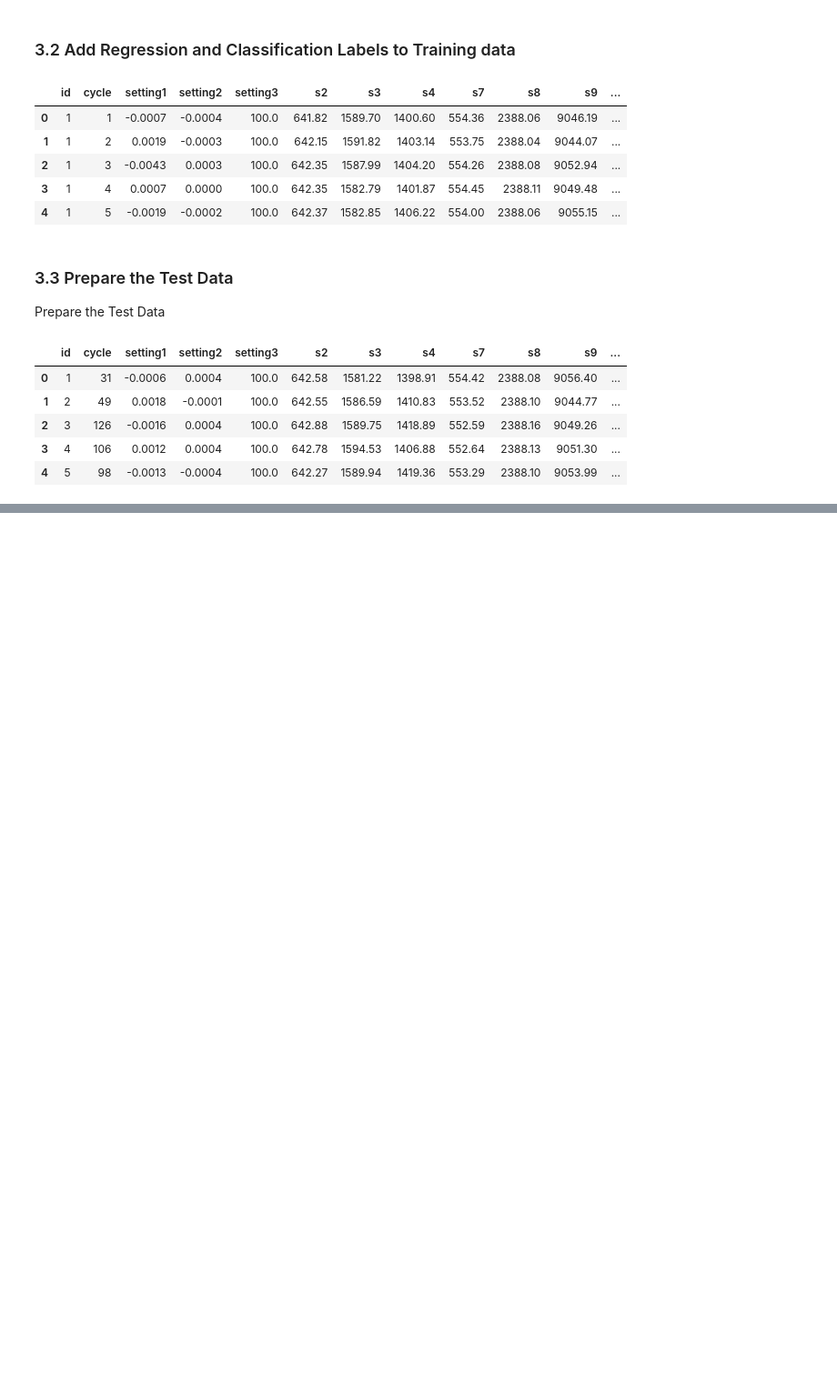
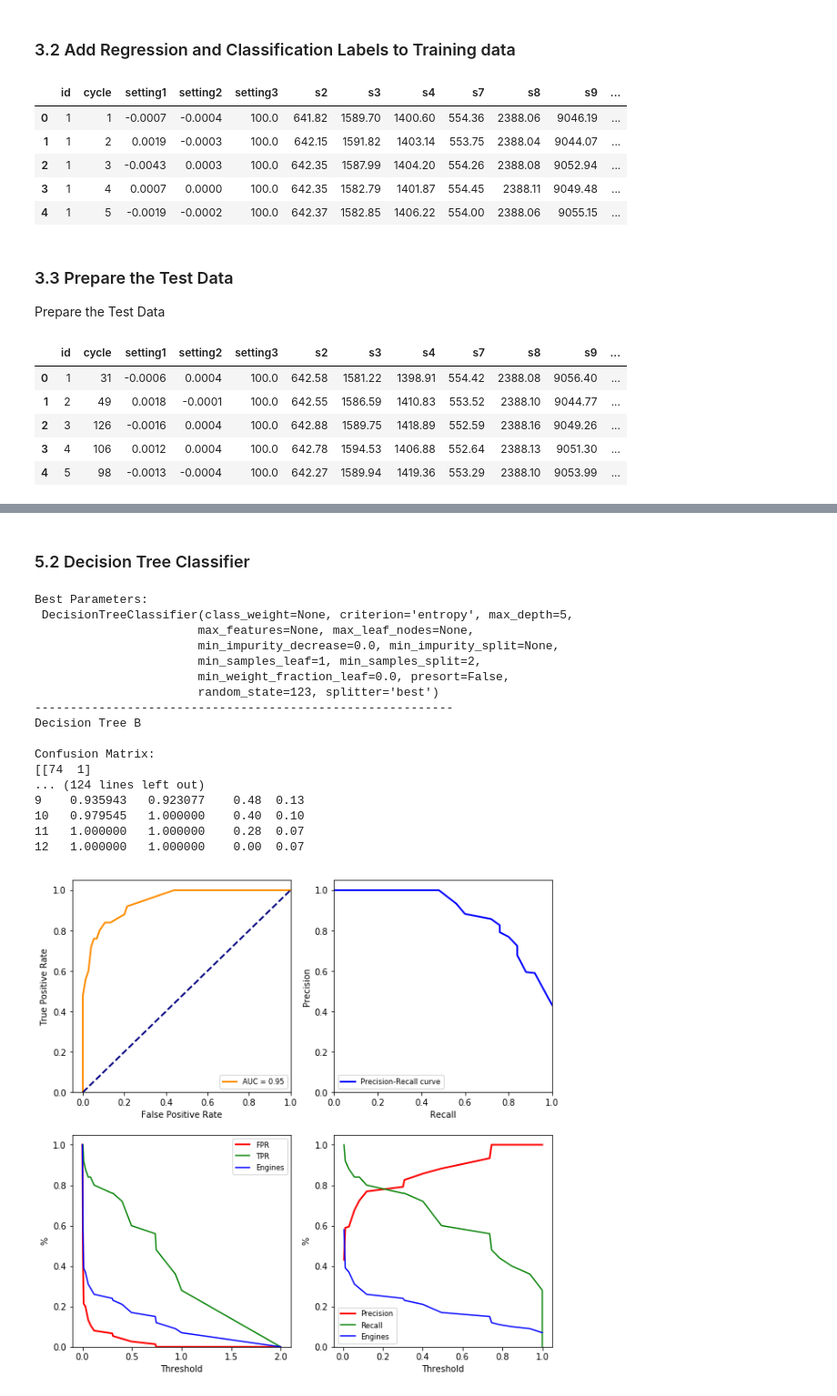
Before and after one commit to sanjaysoni2k1/PMCapstone, a Jupyter notebook: predictive_maintenance_turbine.ipynb, the cells around one changed output, grey strips where cells are left out. Shown at 91% size. Saved outputs shown, nothing was run; the diff lists cells and outputs as text; code cells hidden in the pictures; blank space fills up the shorter version.

```diff
--- a/predictive_maintenance_turbine.ipynb
+++ b/predictive_maintenance_turbine.ipynb
@@ -801,0 +802,45 @@ ax[1,1].legend()
+# %% [markdown]
+### 5.2 Decision Tree Classifier
+# %%
+from sklearn.tree import DecisionTreeClassifier
+from sklearn.ensemble import RandomForestClassifier
+
+model = 'Decision Tree B'
+clf_dtrb = DecisionTreeClassifier(random_state=123)
+gs_params = {'max_depth': [2, 3, 4, 5, 6], 'criterion': ['gini', 'entropy']}
+gs_score = 'roc_auc'
+
+clf_dtrb, pred_dtrb = bin_classify(model, clf_dtrb, sensor_features, params=gs_params, score=gs_score)
+print('\nBest Parameters:\n',clf_dtrb)
+
+metrics_dtrb, roc_dtrb, prc_dtrb = bin_class_metrics(model, y_test, pred_dtrb.y_pred, pred_dtrb.y_score, print_out=True, plot_out=True)
+
+
+model = 'Decision Tree A'
+clf_dtra = DecisionTreeClassifier(random_state=123)
+gs_params = {'max_depth': [3, 4, 5, 6, 7], 'criterion': ['gini', 'entropy']}
+gs_score = 'roc_auc'
+
+clf_dtra, pred_dtra = bin_classify(model, clf_dtra, features_adxf, params=gs_params, score=gs_score)
+print('\nBest Parameters:\n',clf_dtra)
+
+metrics_dtra, roc_dtra, prc_dtra = bin_class_metrics(model, y_test, pred_dtra.y_pred, pred_dtra.y_score, print_out=True, plot_out=True)
+# %% [output]
+Best Parameters:
+ DecisionTreeClassifier(class_weight=None, criterion='entropy', max_depth=5,
+                       max_features=None, max_leaf_nodes=None,
+                       min_impurity_decrease=0.0, min_impurity_split=None,
+                       min_samples_leaf=1, min_samples_split=2,
+                       min_weight_fraction_leaf=0.0, presort=False,
+                       random_state=123, splitter='best')
+-----------------------------------------------------------
+Decision Tree B
+
+Confusion Matrix:
+[[74  1]
+... (124 lines left out)
+9    0.935943   0.923077    0.48  0.13
+10   0.979545   1.000000    0.40  0.10
+11   1.000000   1.000000    0.28  0.07
+12   1.000000   1.000000    0.00  0.07
+[figure, added]
```
Also changed, not shown: parts of 75 cells of this notebook.
